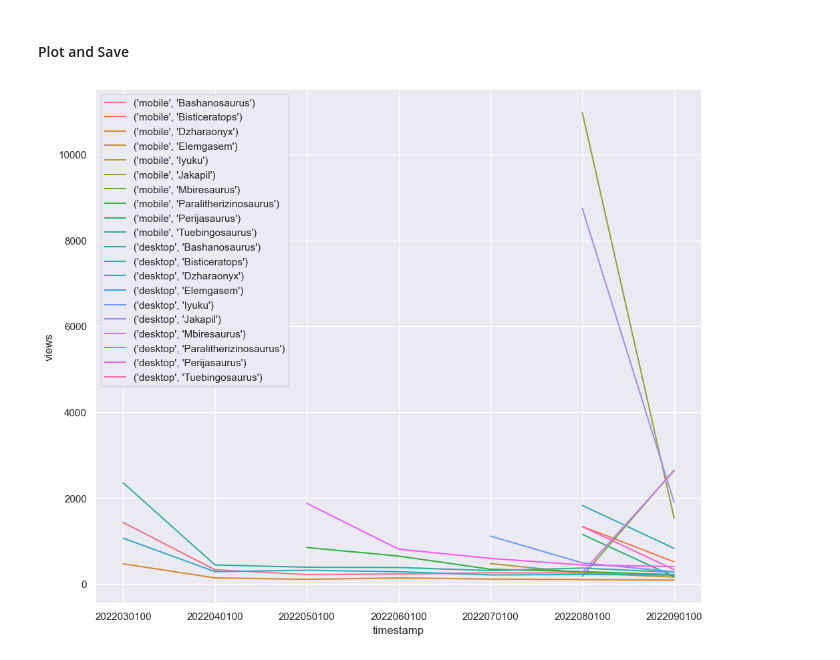
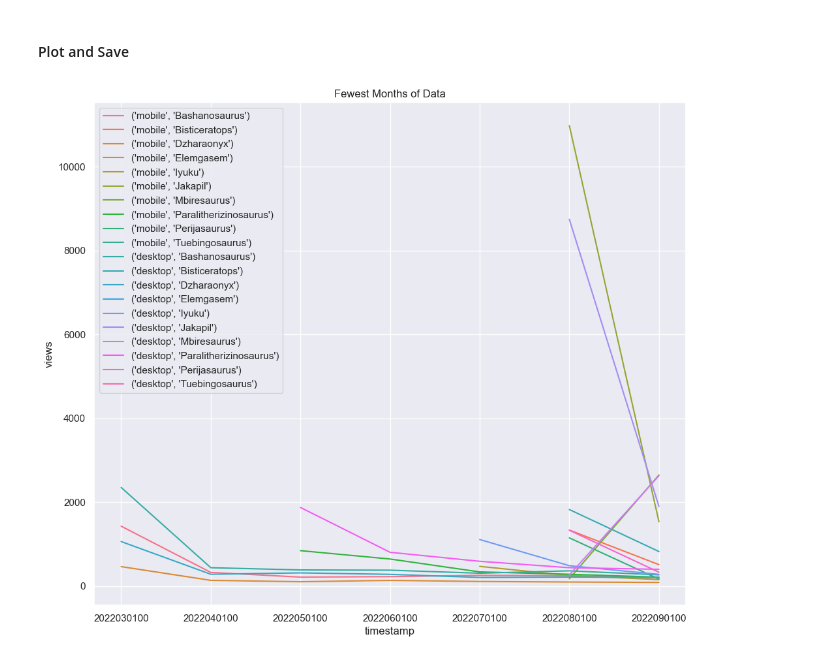
Before and after one commit to amritbhat786/Human-Cenetered-Data-Science, a Jupyter notebook: data-512-homework_1/src/dino_analysis.ipynb, the cells around one changed output. Drawn from its saved outputs; the diff is of its cells as text; code cells hidden in the pictures.

Commit message:
Added titles to plots

```diff
--- a/data-512-homework_1/src/dino_analysis.ipynb
+++ b/data-512-homework_1/src/dino_analysis.ipynb
@@ -239,8 +243,9 @@ See the caveats in the documentation: https://pandas.pydata.org/pandas-docs/stab
 # %%
 sns.set(rc={'figure.figsize':(11.7,10)})
 fewest_months_plot = sns.lineplot(data=mobile_desktop_combined_top_10_fewest_months_df, x="timestamp", y="views",
                                 hue=mobile_desktop_combined_top_10_fewest_months_df[["access_type","article"]].apply(tuple, axis=1))\
-    .get_figure()
+        .set_title('Fewest Months of Data')
+fewest_months_plot = fewest_months_plot.get_figure()
 fewest_months_plot.savefig(os.path.join("..","results","Fewest_months_plot.png"))
 # %% [output]
-[figure, old version]
+[figure, new version]
```
Also changed, not shown: parts of 2 cells of this notebook, 3 other files.
